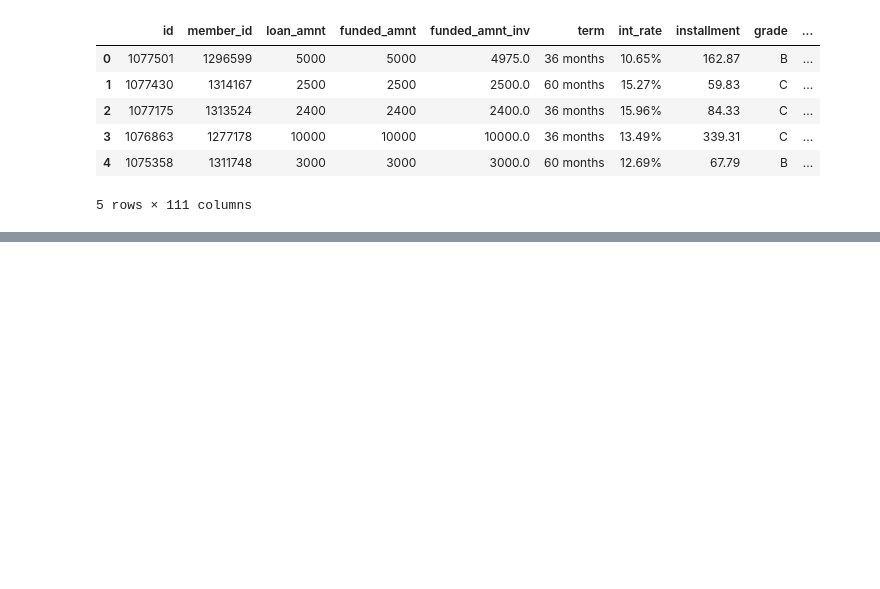
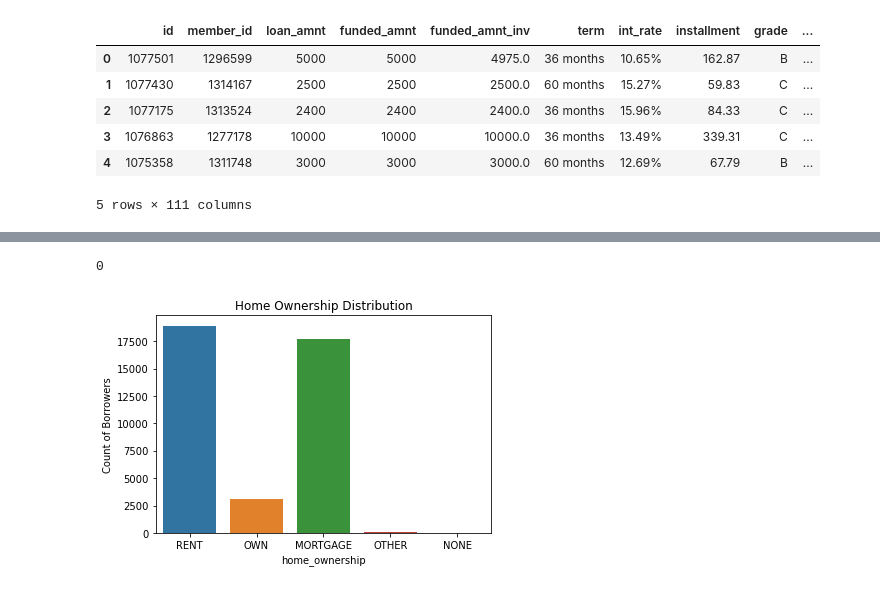
Before and after one commit to tushar091/LendingClubCaseStudy, a Jupyter notebook: Lending Case Study Group.ipynb, the cells around one changed output, grey strips where cells are left out. Drawn from its saved outputs; the diff is of its cells as text; code cells hidden in the pictures; blank space fills up the shorter version.

```diff
--- a/Lending Case Study Group.ipynb
+++ b/Lending Case Study Group.ipynb
@@ -29,0 +53,4 @@ df.head()
+# %%
+df.duplicated().sum()
+# %% [output]
+0
@@ -29,0 +59,7 @@ df.head()
+# %%
+sns.countplot(x=df['home_ownership'])
+plt.title('Home Ownership Distribution')
+plt.ylabel('Count of Borrowers')
+plt.show()
+# %% [output]
+[figure, added]
```
Also changed, not shown: parts of 22 cells of this notebook.
